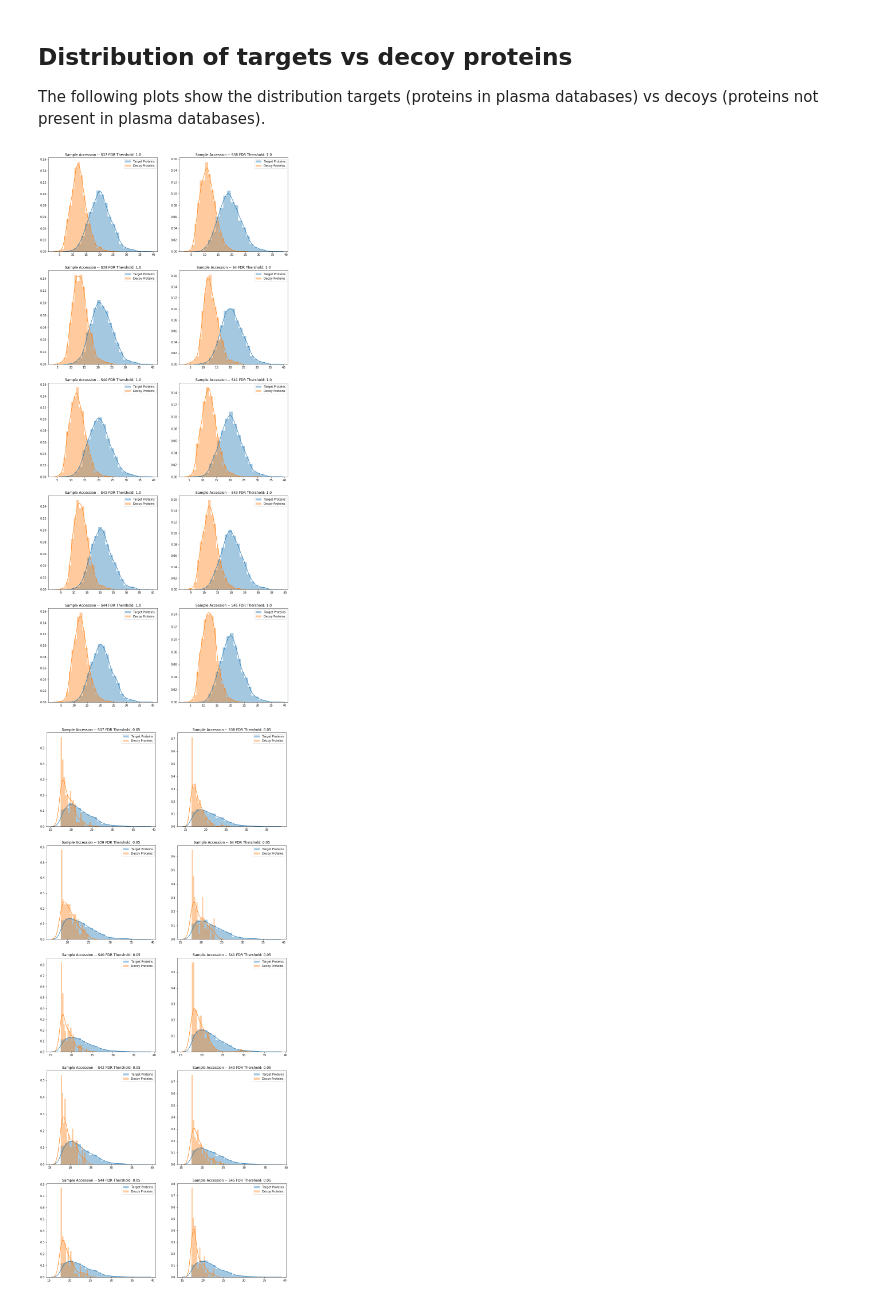
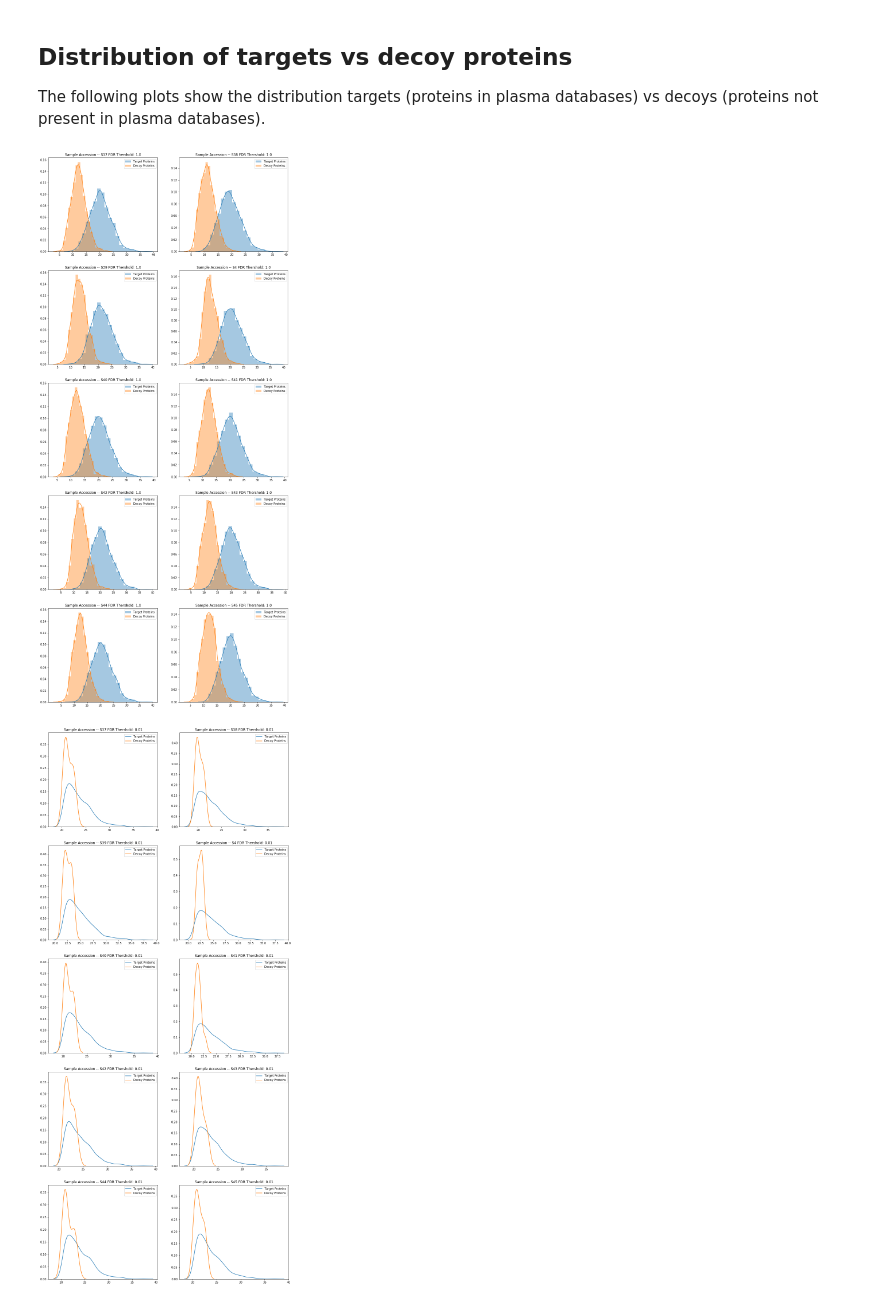
Before and after one commit to ypriverol/ms1, a Jupyter notebook: analyze-ms1-data.ipynb, the cells around one changed output. Cells and saved outputs as stored; diff of their text form; code cells hidden in the pictures.

```diff
--- a/analyze-ms1-data.ipynb
+++ b/analyze-ms1-data.ipynb
@@ -111,7 +111,7 @@ for column in list(dataset.columns.values):
 samples = np.unique(np.array(samples))
 for sample in samples:
     dataset['AbundanceRecall[' + sample + ']'] = dataset.apply(lambda row: compute_probability(row, sample), axis=1)
-    dataset['Decoy'] = dataset.apply(lambda row: is_decoy(row), axis=1)
+    dataset['Decoy[' + sample + ']'] = dataset.apply(lambda row: is_decoy(row), axis=1)
 dataset.head()
 # %% [output]
 |  | UniprotAccession | Description_x | Globulins | PSMs | Abundance[S4] | Abundance[S37] | Abundance[S38] | ... |
@@ -129,7 +129,7 @@ for sample in samples:
     decoy_count = 0
     target_count = 0
     for index, row in dataset.iterrows():
-        if row['Decoy'] == 1:
+        if row['Decoy[' + sample + ']'] == 1:
             decoy_count += 1
         else:
             target_count += 1
@@ -155,12 +155,12 @@ dataset.head(10)
 
 The following plots show the distribution targets (proteins in plasma databases) vs decoys (proteins not present in plasma databases).
 # %%
-def plot_targets_vs_decoy(fdr_thershold: float = 1.0, bins = 20):
+def plot_targets_vs_decoy(fdr_thershold: float = 1.0, bins = 20, hist=True):
     fig, axs = plt.subplots(int(len(samples)/2), 2, figsize=(15,35)) # adjust the geometry based on your number of columns to plot
     for ax, sample in zip(axs.flatten(), samples):
         filtered_dataset = dataset.loc[dataset['FDR[' + sample + ']'] < fdr_thershold]
-        targets = filtered_dataset.loc[dataset['Decoy'] == 0]
-        decoys  = filtered_dataset.loc[dataset['Decoy']  == 1]
+        targets = filtered_dataset.loc[dataset['Decoy[' + sample + ']'] == 0]
+        decoys  = filtered_dataset.loc[dataset['Decoy[' + sample + ']']  == 1]
         ms2     = filtered_dataset.loc[dataset['Found[' + sample + ']'] == 'High']
         ms1     = filtered_dataset.loc[dataset['Found[' + sample + ']'] == 'Peak Found']
 
@@ -180,8 +180,8 @@ def plot_targets_vs_decoy(fdr_thershold: float = 1.0, bins = 20):
         ms2  = np.log2(ms2)
         ms1  = np.log2(ms1)
 
-        sns.distplot(targets,bins = bins, label='Target Proteins', ax = ax)
-        sns.distplot(decoys,bins  = bins,  label='Decoy Proteins', ax = ax)
+        sns.distplot(targets,bins = bins, label='Target Proteins', hist=hist, ax = ax)
+        sns.distplot(decoys,bins  = bins,  label='Decoy Proteins', hist=hist, ax = ax)
 #       sns.distplot(ms2,bins     = bins,  label='MS2 Proteins', ax = ax)
 #       sns.distplot(ms1,bins     = bins,  label='MS1 Proteins', ax = ax)
 
@@ -191,8 +191,8 @@ def plot_targets_vs_decoy(fdr_thershold: float = 1.0, bins = 20):
 # %%
 plot_targets_vs_decoy(fdr_thershold = 1.0)
 # %% [output]
-[figure, old version]
+[figure, new version]
 # %%
-plot_targets_vs_decoy(fdr_thershold = 0.05, bins = 20)
+plot_targets_vs_decoy(fdr_thershold = 0.01, bins = 50, hist = False)
 # %% [output]
-[figure, old version]
+[figure, new version]
```
Also changed, not shown: parts of 2 cells of this notebook, 1 other file.
